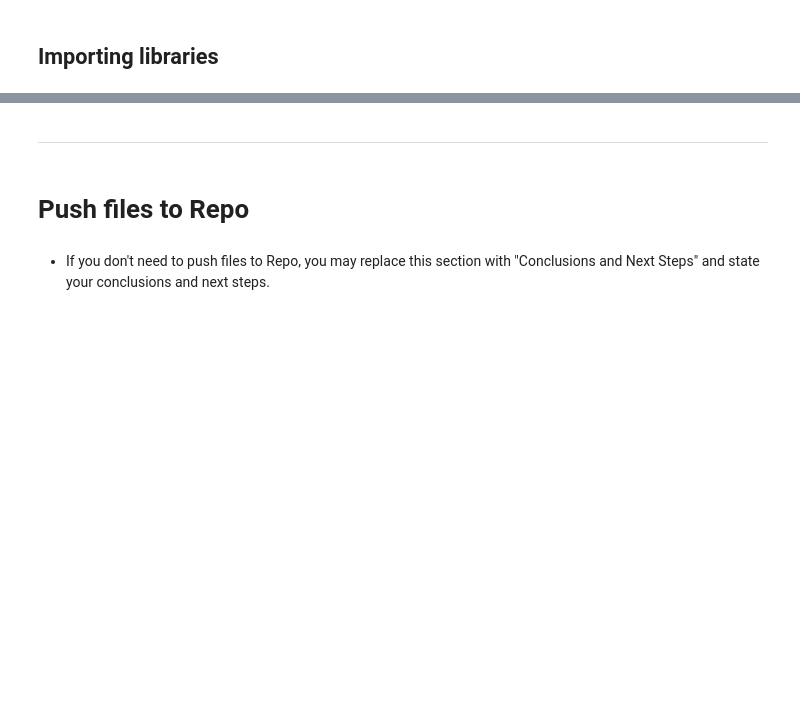
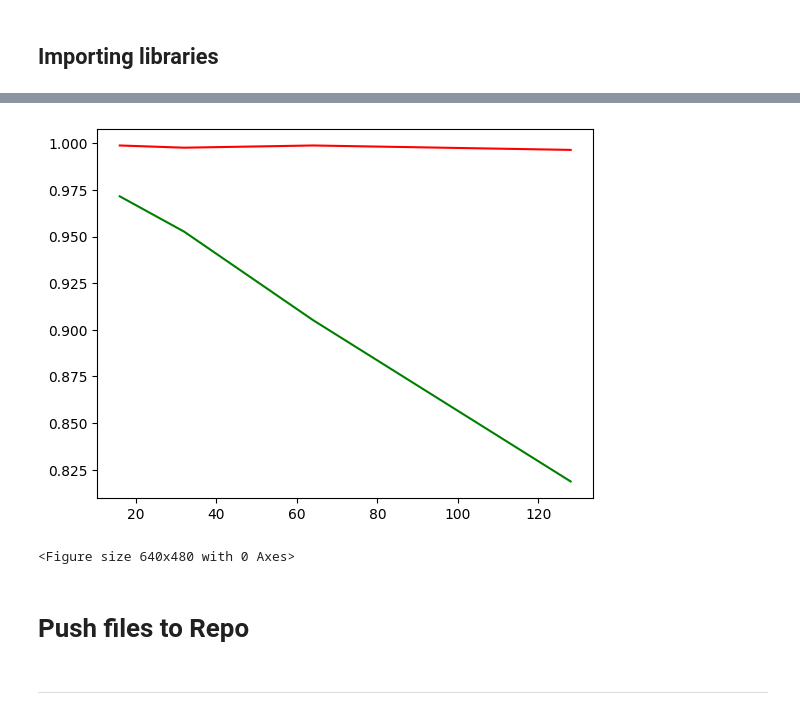
Before and after one commit to Rob-Mundy/mildew-detection-in-cherry-leaves, a Jupyter notebook: jupyter_notebooks/Tuning.ipynb, the cells around one changed output, grey strips where cells are left out. Drawn from its saved outputs; the diff is of its cells as text; code cells hidden in the pictures; blank space fills up the shorter version.

Commit message:
Add tuning for batch size and optimizer

```diff
--- a/jupyter_notebooks/Tuning.ipynb
+++ b/jupyter_notebooks/Tuning.ipynb
@@ -130,0 +98,11 @@ def batch_size_effect(opt, batch_size):
+# %%
+augmented_image_data = ImageDataGenerator(rotation_range=20,
+                                   width_shift_range=0.10,
+                                   height_shift_range=0.10,
+                                   shear_range=0.1,
+                                   zoom_range=0.1,
+                                   horizontal_flip=True,
+                                   vertical_flip=True,
+                                   fill_mode='nearest',
+                                   rescale=1./255
+                              )
@@ -130,0 +112,3 @@ def batch_size_effect(opt, batch_size):
+# %%
+from tensorflow.keras.callbacks import EarlyStopping
+callback = EarlyStopping(monitor='val_loss',patience=3)
@@ -130,0 +177,13 @@ def batch_size_effect(opt, batch_size):
+# %%
+# set batch size array
+batch_sizes_array = [16,32,64,128]
+# %%
+adam_accuracies = []
+optimizer = "adam"
+for bs in batch_sizes_array:
+  adam_accuracies.append(batch_size_effect(optimizer, bs))
+
+sgd_accuracies = []
+optimizer = "sgd"
+for bs in batch_sizes_array:
+  sgd_accuracies.append(batch_size_effect(optimizer, bs))
@@ -130,0 +215,12 @@ def batch_size_effect(opt, batch_size):
+# %%
+import matplotlib.pyplot as plt
+plt.plot(batch_sizes_array, adam_accuracies, color='red',label='Adam')
+plt.plot(batch_sizes_array, sgd_accuracies, color='green',label='SGD')
+plt.show()
+
+plt.savefig('batch_size_accuracies.png')
+# %% [output]
+[figure, added]
+<Figure size 640x480 with 0 Axes>
+# %% [markdown]
+# Push files to Repo
@@ -131,6 +229,2 @@ def batch_size_effect(opt, batch_size):
 # %% [markdown]
 ---
-# %% [markdown]
-# Push files to Repo
-# %% [markdown]
-* If you don't need to push files to Repo, you may replace this section with "Conclusions and Next Steps" and state your conclusions and next steps.
```
Also changed, not shown: parts of 8 cells of this notebook, 2 other files.
